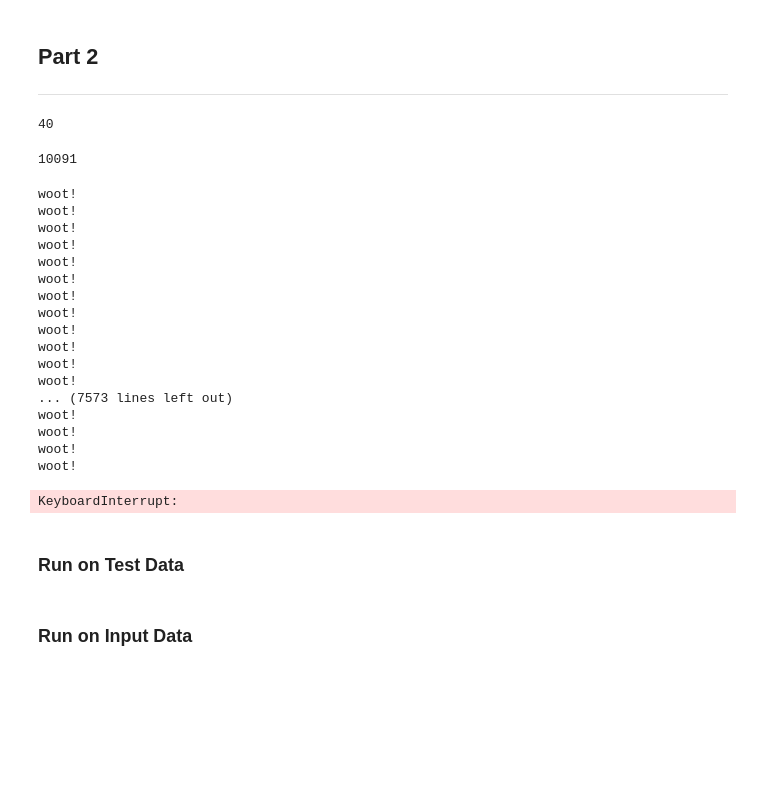
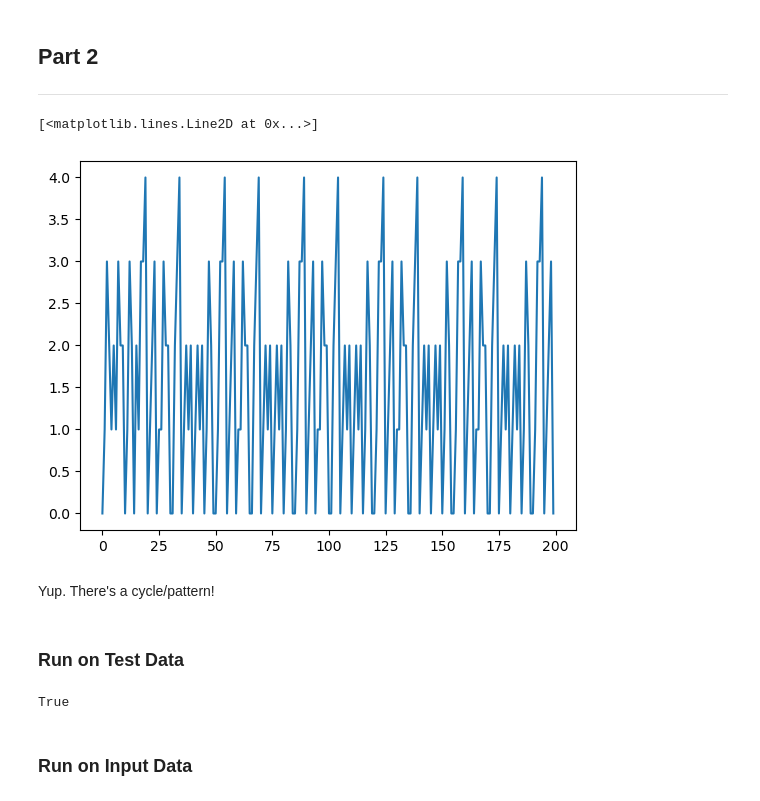
Before and after one commit to kevinxperese/advent-of-code, a Jupyter notebook: 2022/notebooks/day-17.ipynb, the cells around one changed output. Cells and saved outputs as stored; diff of their text form; code cells hidden in the pictures; blank space fills up the shorter version.

Commit message:
Day 17, Part 2, 2022.

```diff
--- a/2022/notebooks/day-17.ipynb
+++ b/2022/notebooks/day-17.ipynb
@@ -123,17 +123,10 @@ solve_part1(rocks, rock_widths, parse_input("jet_pattern"))
 # %% [markdown]
 ## Part 2
 ---
-# %%
-len(parse_input("test_jet_pattern"))
-# %% [output]
-40
-# %%
-len(parse_input("jet_pattern"))
-# %% [output]
-10091
 # %%
 def solve_part2(rocks, rock_widths, jet_pattern, num_rocks=2022):
-
+    heights = [0]
+    height_diffs = [0]
     tower = set([(x, 0) for x in range(7)])  # Start with the floor in the tower
     tower_height = 0
     jet_counter = 0
@@ -189,30 +182,18 @@ def solve_part2(rocks, rock_widths, jet_pattern, num_rocks=2022):
                 # ...then break ot of while loop, which will initiate a new rock drop
                 falling = False
 
-                new_floor = all([tuple([x, tower_height]) in tower for x in range(7)])
+                heights.append(tower_height)
+                height_diff = tower_height - heights[-2]
+                height_diffs.append(height_diff)
 
-                if i_rock == 0 and i_jet == 0: # and new_floor:
-                    print("woot!")
-
-    return tower_height
+    return height_diffs
-# %%
-solve_part2(rocks, rock_widths, parse_input("test_jet_pattern"), num_rocks=1_000_000)
-# %% [output]
-woot!
-woot!
-woot!
-woot!
-woot!
-woot!
-woot!
-woot!
-woot!
-woot!
-woot!
-woot!
-... (7573 lines left out)
-woot!
-woot!
-woot!
-woot!
-KeyboardInterrupt:
+# %%
+import matplotlib.pyplot as plt
+
+height_diffs = solve_part2(rocks, rock_widths, parse_input("test_jet_pattern"))
+plt.plot(height_diffs[:200])
+# %% [output]
+[<matplotlib.lines.Line2D at 0x...>]
+[figure, added]
+# %% [markdown]
+Yup. There's a cycle/pattern!
@@ -219,4 +228,8 @@ KeyboardInterrupt:
 # %% [markdown]
 ### Run on Test Data
+# %%
+really_solve_part2(solve_part2(rocks, rock_widths, parse_input("test_jet_pattern"))) == 1514285714288
+# %% [output]
+True
 # %% [markdown]
 ### Run on Input Data
```
Also changed, not shown: parts of 5 cells of this notebook.
